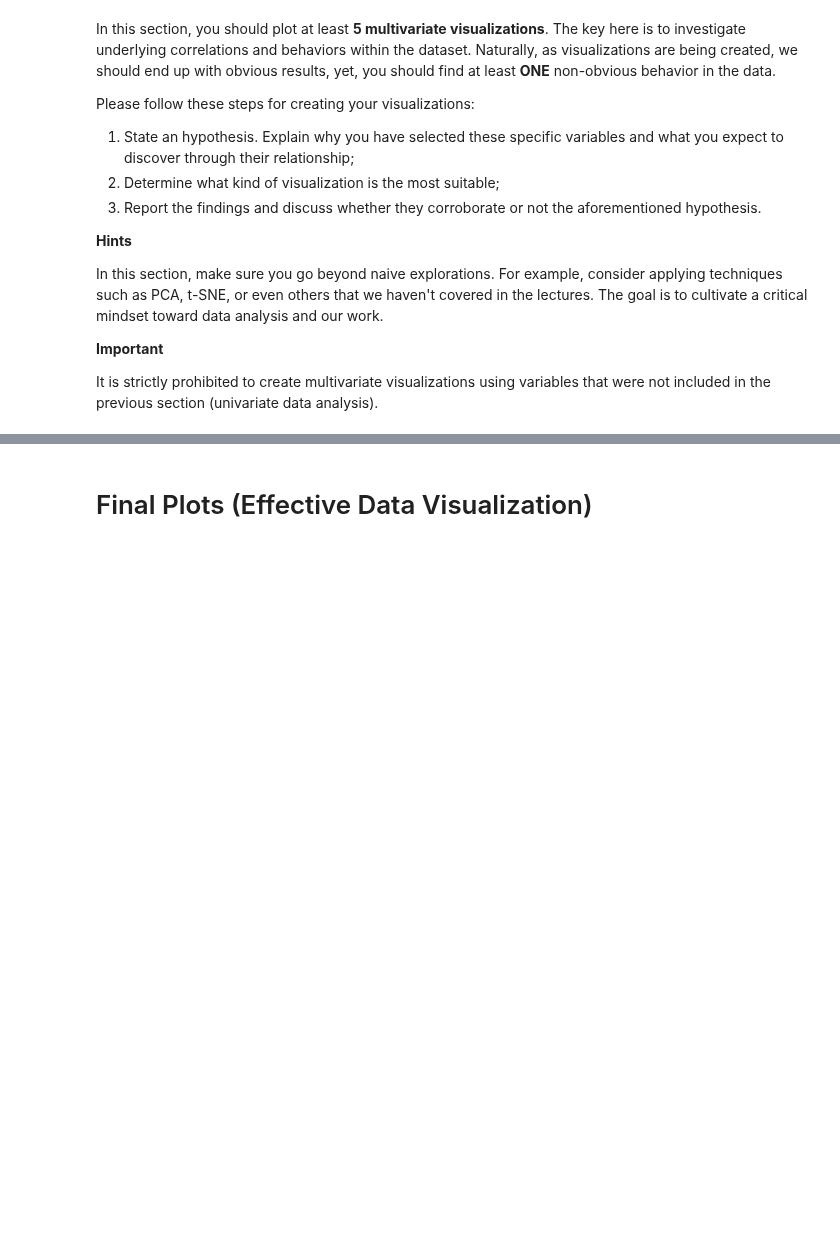
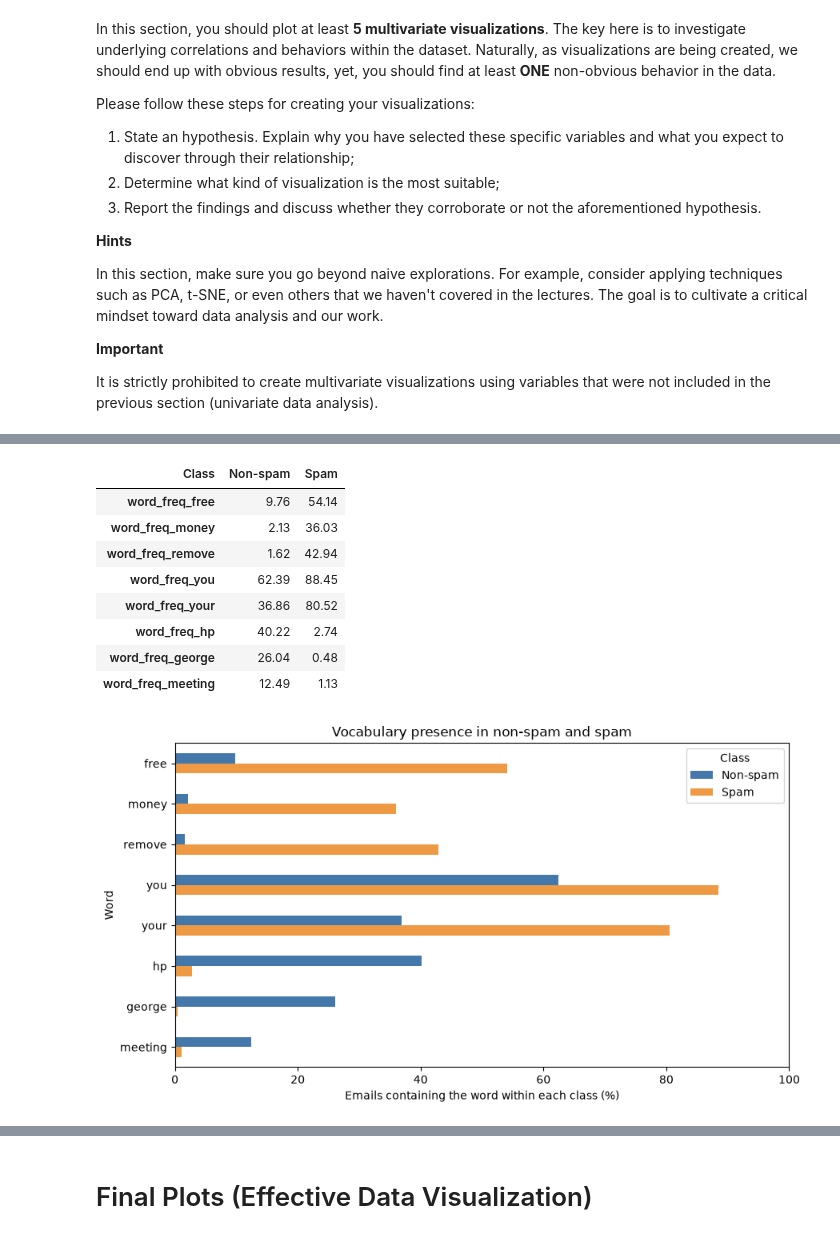
Before and after one commit to tuchanski/spambase-classification, a Jupyter notebook: main.ipynb, the cells around one changed output, grey strips where cells are left out. Drawn from its saved outputs; the diff is of its cells as text; code cells hidden in the pictures; blank space fills up the shorter version.

```diff
--- a/main.ipynb
+++ b/main.ipynb
@@ -519,0 +609,9 @@ It is strictly prohibited to create multivariate visualizations using variables
+# %%
+from sklearn.decomposition import PCA
+from sklearn.preprocessing import StandardScaler
+
+class_names = {0: "Non-spam", 1: "Spam"}
+class_colors = {0: "#4477AA", 1: "#EE9944"}
+
+# Reuse the earlier selection; keep df unchanged throughout this section.
+multivariate_data = df[univariate_variables].copy()
@@ -519,0 +624,34 @@ It is strictly prohibited to create multivariate visualizations using variables
+# %%
+vocabulary = [
+    "word_freq_free", "word_freq_money", "word_freq_remove",
+    "word_freq_you", "word_freq_your", "word_freq_hp",
+    "word_freq_george", "word_freq_meeting",
+]
+presence_by_class = (
+    multivariate_data[vocabulary].gt(0)
+    .groupby(multivariate_data["Class"]).mean().T * 100
+).rename(columns=class_names)
+display(presence_by_class.round(2))
+
+ax = presence_by_class.rename(
+    index=lambda name: name.replace("word_freq_", "")
+).plot.barh(figsize=(9, 5), color=list(class_colors.values()))
+ax.invert_yaxis()
+ax.set_xlim(0, 100)
+ax.set_xlabel("Emails containing the word within each class (%)")
+ax.set_ylabel("Word")
+ax.set_title("Vocabulary presence in non-spam and spam")
+ax.legend(title="Class")
+plt.tight_layout()
+plt.show()
+# %% [output]
+| Class | Non-spam | Spam |
+| word_freq_free | 9.76 | 54.14 |
+| word_freq_money | 2.13 | 36.03 |
+| word_freq_remove | 1.62 | 42.94 |
+| word_freq_you | 62.39 | 88.45 |
+| word_freq_your | 36.86 | 80.52 |
+| word_freq_hp | 40.22 | 2.74 |
+| word_freq_george | 26.04 | 0.48 |
+| word_freq_meeting | 12.49 | 1.13 |
+[figure, added]
```
Also changed, not shown: parts of 63 cells of this notebook.
